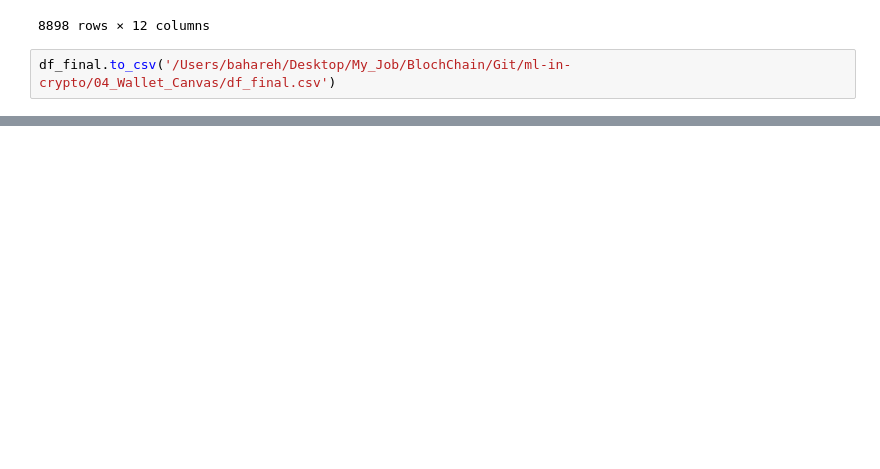
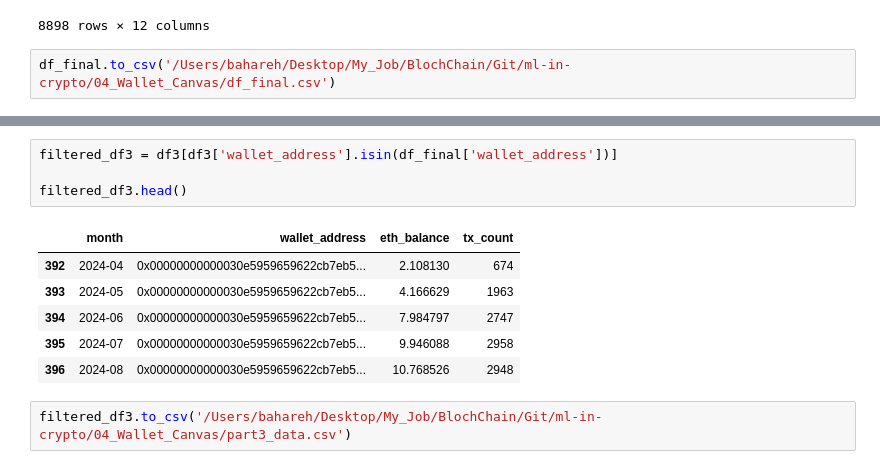
Before and after one commit to bellatrix-ds/ml-in-crypto, a Jupyter notebook: 04_Wallet_Canvas/Wallet_Canvas_Modeling.ipynb, the cells around one changed output, grey strips where cells are left out. Drawn from its saved outputs; the diff is of its cells as text; blank space fills up the shorter version.

```diff
--- a/04_Wallet_Canvas/Wallet_Canvas_Modeling.ipynb
+++ b/04_Wallet_Canvas/Wallet_Canvas_Modeling.ipynb
@@ -216,0 +303,13 @@ df_final.to_csv('/Users/bahareh/Desktop/My_Job/BlochChain/Git/ml-in-crypto/04_Wa
+# %%
+filtered_df3 = df3[df3['wallet_address'].isin(df_final['wallet_address'])]
+
+filtered_df3.head()
+# %% [output]
+|  | month | wallet_address | eth_balance | tx_count |
+| 392 | 2024-04 | 0x00000000000030e5959659622cb7eb5... | 2.108130 | 674 |
+| 393 | 2024-05 | 0x00000000000030e5959659622cb7eb5... | 4.166629 | 1963 |
+| 394 | 2024-06 | 0x00000000000030e5959659622cb7eb5... | 7.984797 | 2747 |
+| 395 | 2024-07 | 0x00000000000030e5959659622cb7eb5... | 9.946088 | 2958 |
+| 396 | 2024-08 | 0x00000000000030e5959659622cb7eb5... | 10.768526 | 2948 |
+# %%
+filtered_df3.to_csv('/Users/bahareh/Desktop/My_Job/BlochChain/Git/ml-in-crypto/04_Wallet_Canvas/part3_data.csv')
```
Also changed, not shown: parts of 3 cells of this notebook, 1 other file.
